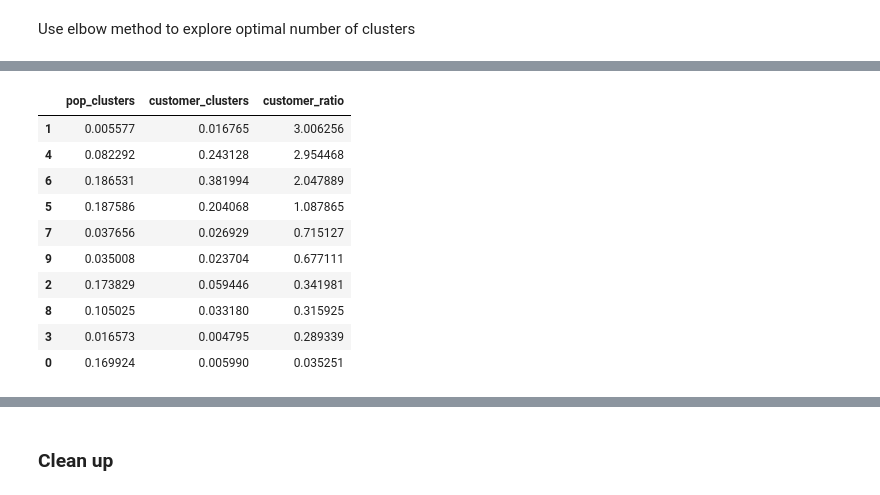
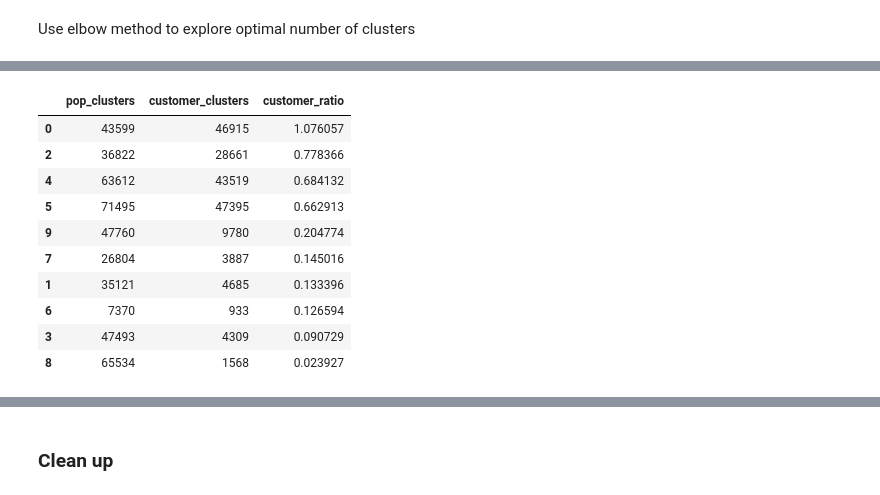
Before and after one commit to mfgriffin467/aws_udacity_mle_capstone, a Jupyter notebook: Arvato Project Workbook.ipynb, the cells around one changed output, grey strips where cells are left out. Saved outputs shown, nothing was run; the diff lists cells and outputs as text; code cells hidden in the pictures.

```diff
--- a/Arvato Project Workbook.ipynb
+++ b/Arvato Project Workbook.ipynb
@@ -595,4 +628,10 @@ plt.show()
 # %%
-kmeans = KMeans(n_clusters=10, init='k-means++', max_iter=300, n_init=10, random_state=0)
-pred_y = kmeans.fit_predict(train_X)
+kmeans = KMeans(n_clusters=10, init='k-means++', max_iter=50, n_init=10, random_state=0)
+
+# Using PCA space
+%time pred_y = kmeans.fit_predict(train_X_pca)
+
+# Using full space
+# %time pred_y = kmeans.fit_predict(train_X)
+
 df_clusters = pd.DataFrame(pred_y, columns = ['clusters'])
@@ -599,3 +641,12 @@ df_clusters = pd.DataFrame(pred_y, columns = ['clusters'])
+# %%
+# Add clustering based on PCA space
+test_X_pca = pd.DataFrame(pca.transform(test_X))
+pred_y = kmeans.predict(test_X_pca)
+
+# Run pca based on
+# pred_y = kmeans.predict(test_X)
+
+df_clusters_customers = pd.DataFrame(pred_y, columns = ['clusters'])
 # %%
-clusters_summary = pd.DataFrame(df_clusters['clusters'].value_counts()/len(df_clusters['clusters']))
+clusters_summary = pd.DataFrame(df_clusters['clusters'].value_counts())#/len(df_clusters['clusters']))
 clusters_summary.columns = ['pop_clusters']
@@ -605,20 +653,21 @@ df_clusters_customers = pd.DataFrame(pred_y, columns = ['clusters'])
 # %%
-clusters_cust_summary = pd.DataFrame(df_clusters_customers['clusters'].value_counts()/len(df_clusters_customers['clusters']))
+clusters_cust_summary = pd.DataFrame(df_clusters_customers['clusters'].value_counts())#/len(df_clusters_customers['clusters']))
 clusters_cust_summary.columns = ['customer_clusters']
 # %%
 clusters_summary = clusters_summary.merge(clusters_cust_summary, left_index=True, right_index=True)
 clusters_summary['customer_ratio'] = clusters_summary['customer_clusters'] / clusters_summary['pop_clusters']
 # %%
-clusters_summary.sort_values(by='customer_ratio', ascending=False)
+clusters_summary.sort_values(by='customer_ratio', ascending=False, inplace=True)
+clusters_summary
 # %% [output]
 |  | pop_clusters | customer_clusters | customer_ratio |
-| 1 | 0.005577 | 0.016765 | 3.006256 |
-| 4 | 0.082292 | 0.243128 | 2.954468 |
-| 6 | 0.186531 | 0.381994 | 2.047889 |
-| 5 | 0.187586 | 0.204068 | 1.087865 |
-| 7 | 0.037656 | 0.026929 | 0.715127 |
-| 9 | 0.035008 | 0.023704 | 0.677111 |
-| 2 | 0.173829 | 0.059446 | 0.341981 |
-| 8 | 0.105025 | 0.033180 | 0.315925 |
-| 3 | 0.016573 | 0.004795 | 0.289339 |
-| 0 | 0.169924 | 0.005990 | 0.035251 |
+| 0 | 43599 | 46915 | 1.076057 |
+| 2 | 36822 | 28661 | 0.778366 |
+| 4 | 63612 | 43519 | 0.684132 |
+| 5 | 71495 | 47395 | 0.662913 |
+| 9 | 47760 | 9780 | 0.204774 |
+| 7 | 26804 | 3887 | 0.145016 |
+| 1 | 35121 | 4685 | 0.133396 |
+| 6 | 7370 | 933 | 0.126594 |
+| 3 | 47493 | 4309 | 0.090729 |
+| 8 | 65534 | 1568 | 0.023927 |
```
Also changed, not shown: parts of 153 cells of this notebook, 7 other files.
